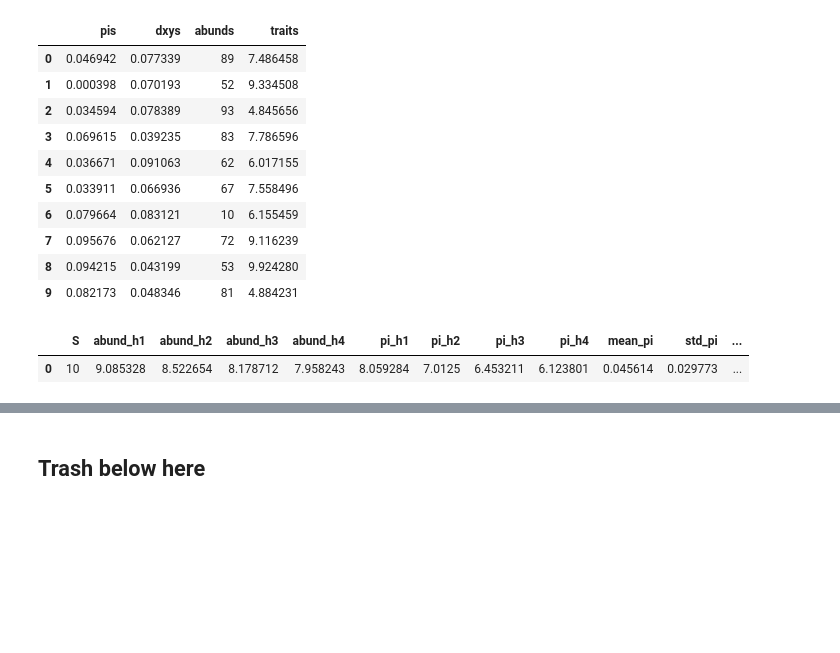
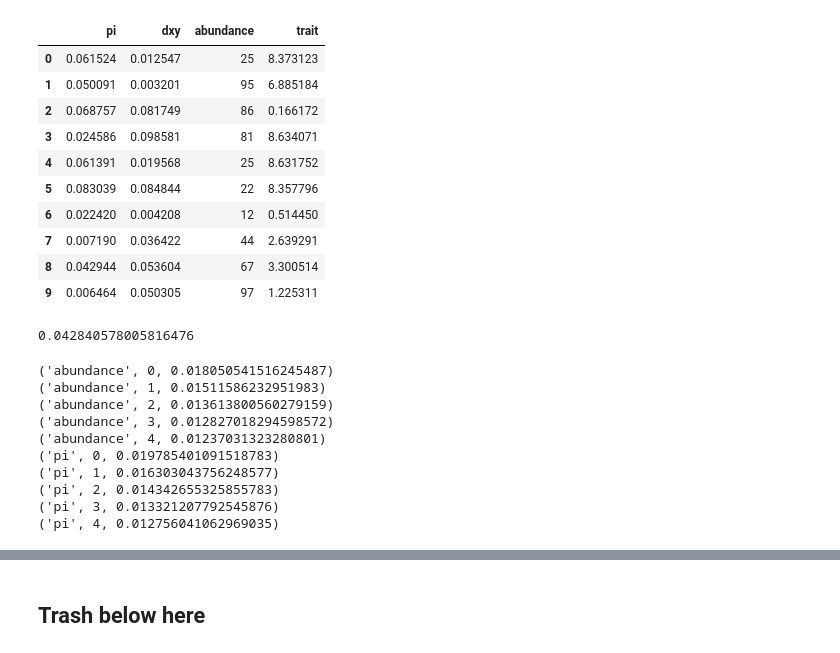
Before and after one commit to messDiv/MESS, a Jupyter notebook: jupyter-notebooks/util/Sumstats-Dev.ipynb, the cells around one changed output, grey strips where cells are left out. Saved outputs shown, nothing was run; the diff lists cells and outputs as text; code cells hidden in the pictures; blank space fills up the shorter version.

```diff
--- a/jupyter-notebooks/util/Sumstats-Dev.ipynb
+++ b/jupyter-notebooks/util/Sumstats-Dev.ipynb
@@ -12,30 +17,47 @@ pd.set_option('display.width', 1000)
 # %%
 pis = np.random.random(10)/10
 dxys = np.random.random(10)/10
 abunds = np.random.randint(1, 100, 10)
 trts = np.random.random(10)*10
 
-dat = pd.DataFrame([], columns=["pis", "dxys", "abunds", "traits"])
-dat["pis"] = pis
-dat["dxys"] = dxys
-dat["abunds"] = abunds
-dat["traits"] = trts
-dat
+dat = pd.DataFrame([], columns=["pi", "dxy", "abundance", "trait"])
+dat["pi"] = pis
+dat["dxy"] = dxys
+dat["abundance"] = abunds
+dat["trait"] = trts
+display(dat)
+print(np.mean(dat["pi"]))
 # %% [output]
-|  | pis | dxys | abunds | traits |
-| 0 | 0.046942 | 0.077339 | 89 | 7.486458 |
-| 1 | 0.000398 | 0.070193 | 52 | 9.334508 |
-| 2 | 0.034594 | 0.078389 | 93 | 4.845656 |
-| 3 | 0.069615 | 0.039235 | 83 | 7.786596 |
-| 4 | 0.036671 | 0.091063 | 62 | 6.017155 |
-| 5 | 0.033911 | 0.066936 | 67 | 7.558496 |
-| 6 | 0.079664 | 0.083121 | 10 | 6.155459 |
-| 7 | 0.095676 | 0.062127 | 72 | 9.116239 |
-| 8 | 0.094215 | 0.043199 | 53 | 9.924280 |
-| 9 | 0.082173 | 0.048346 | 81 | 4.884231 |
+|  | pi | dxy | abundance | trait |
+| 0 | 0.061524 | 0.012547 | 25 | 8.373123 |
+| 1 | 0.050091 | 0.003201 | 95 | 6.885184 |
+| 2 | 0.068757 | 0.081749 | 86 | 0.166172 |
+| 3 | 0.024586 | 0.098581 | 81 | 8.634071 |
+| 4 | 0.061391 | 0.019568 | 25 | 8.631752 |
+| 5 | 0.083039 | 0.084844 | 22 | 8.357796 |
+| 6 | 0.022420 | 0.004208 | 12 | 0.514450 |
+| 7 | 0.007190 | 0.036422 | 44 | 2.639291 |
+| 8 | 0.042944 | 0.053604 | 67 | 3.300514 |
+| 9 | 0.006464 | 0.050305 | 97 | 1.225311 |
+0.042840578005816476
-# %%
-
-MESS.stats.calculate_sumstats(dat)
-# %% [output]
-|  | S | abund_h1 | abund_h2 | abund_h3 | abund_h4 | pi_h1 | pi_h2 | pi_h3 | pi_h4 | mean_pi | std_pi | ... |
-| 0 | 10 | 9.085328 | 8.522654 | 8.178712 | 7.958243 | 8.059284 | 7.0125 | 6.453211 | 6.123801 | 0.045614 | 0.029773 | ... |
+# %%
+np.array(np.ones(10))
+for p in ["abundance", "pi"]:
+    if p == "abundance":
+        vals = None
+    else:
+        vals = dat[p]
+    for i in range(0, 5):
+        hval = MESS.stats.generalized_hill_number(abunds=dat["abundance"], vals=vals, order=i)
+        print(p, i, hval)
+# %% [output]
+('abundance', 0, 0.018050541516245487)
+('abundance', 1, 0.01511586232951983)
+('abundance', 2, 0.013613800560279159)
+('abundance', 3, 0.012827018294598572)
+('abundance', 4, 0.01237031323280801)
+('pi', 0, 0.019785401091518783)
+('pi', 1, 0.016303043756248577)
+('pi', 2, 0.014342655325855783)
+('pi', 3, 0.013321207792545876)
+('pi', 4, 0.012756041062969035)
```
Also changed, not shown: parts of 6 cells of this notebook, 6 other files.
